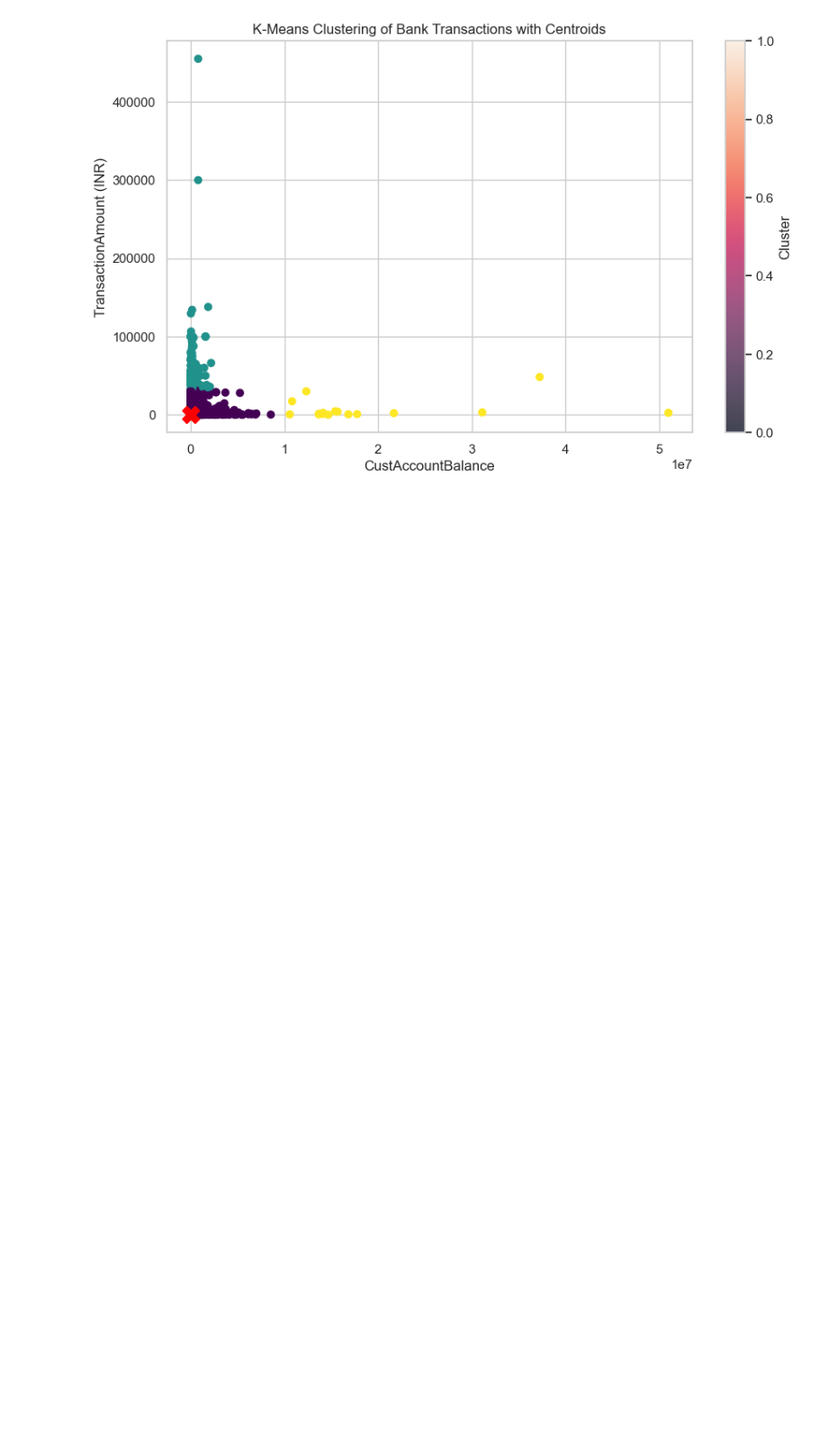
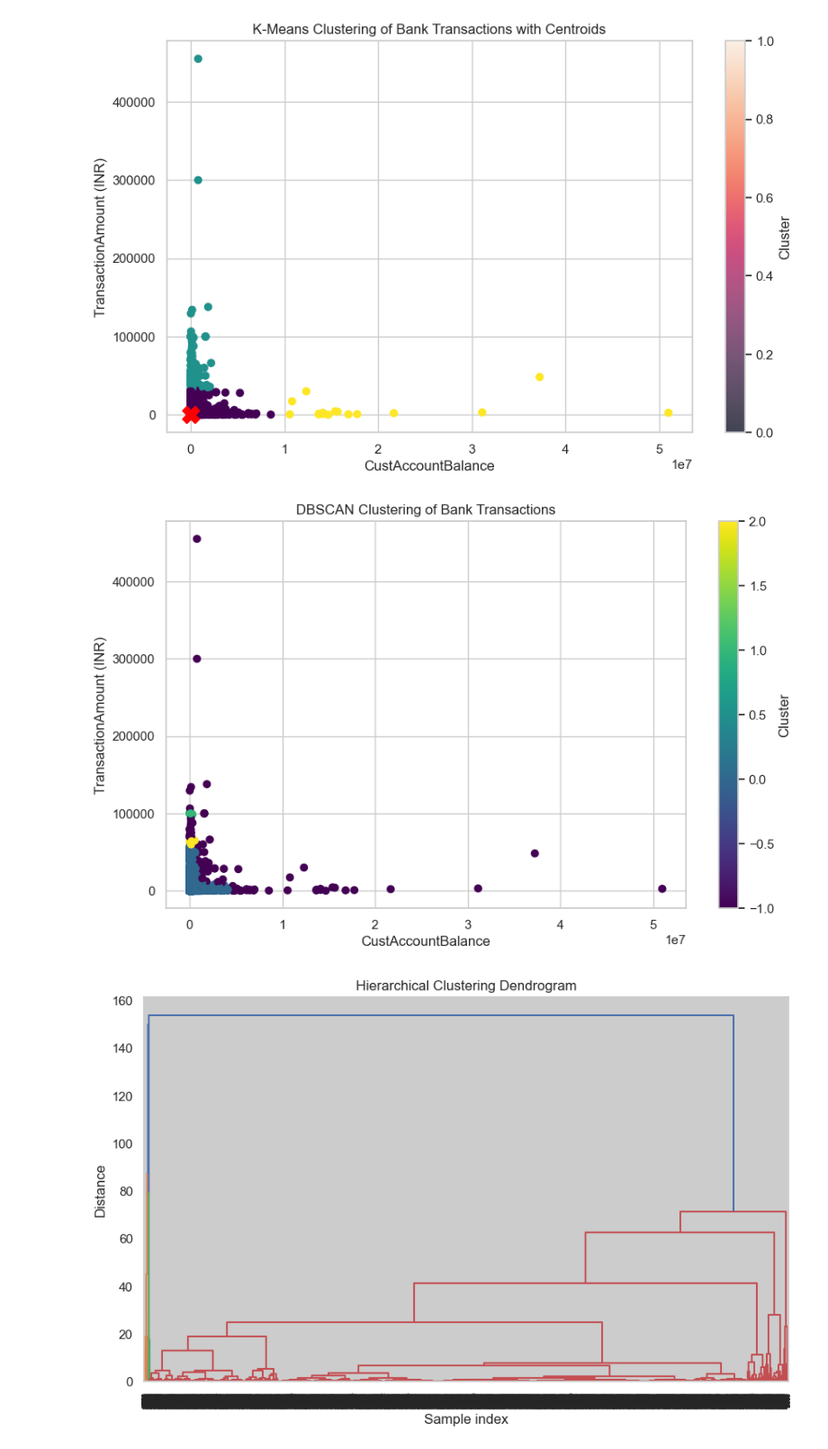
Before and after one commit to Ansareze/K-Means-Clustering, a Jupyter notebook: K-Means-Clustering.ipynb, the cells around one changed output. Shown: that part at 90% size. Cells and saved outputs as stored; diff of their text form; code cells hidden in the pictures; blank space fills up the shorter version.

```diff
--- a/K-Means-Clustering.ipynb
+++ b/K-Means-Clustering.ipynb
@@ -130,3 +132,30 @@ plt.show()
 # %% [output]
 [figure]
 [figure]
+# %%
+db = DBSCAN(eps=0.5, min_samples=10).fit(scaled_features)
+data['db_labels'] = db.labels_
+# %%
+plt.figure(figsize=(10, 6))
+plt.scatter(
+    data["CustAccountBalance"],
+    data["TransactionAmount (INR)"],
+    c=data["db_labels"],
+    cmap="viridis",
+)
+plt.xlabel("CustAccountBalance")
+plt.ylabel("TransactionAmount (INR)")
+plt.title("DBSCAN Clustering of Bank Transactions")
+plt.colorbar(label="Cluster")
+plt.show()
+# Hierarchical clustering
+linked = linkage(scaled_features, method='ward')
+plt.figure(figsize=(10, 6))
+dendrogram(linked, orientation='top', distance_sort='descending', show_leaf_counts=True)
+plt.title("Hierarchical Clustering Dendrogram")
+plt.xlabel("Sample index")
+plt.ylabel("Distance")
+plt.show()
+# %% [output]
+[figure, added]
+[figure, added]
```
Also changed, not shown: parts of 2 cells of this notebook.
